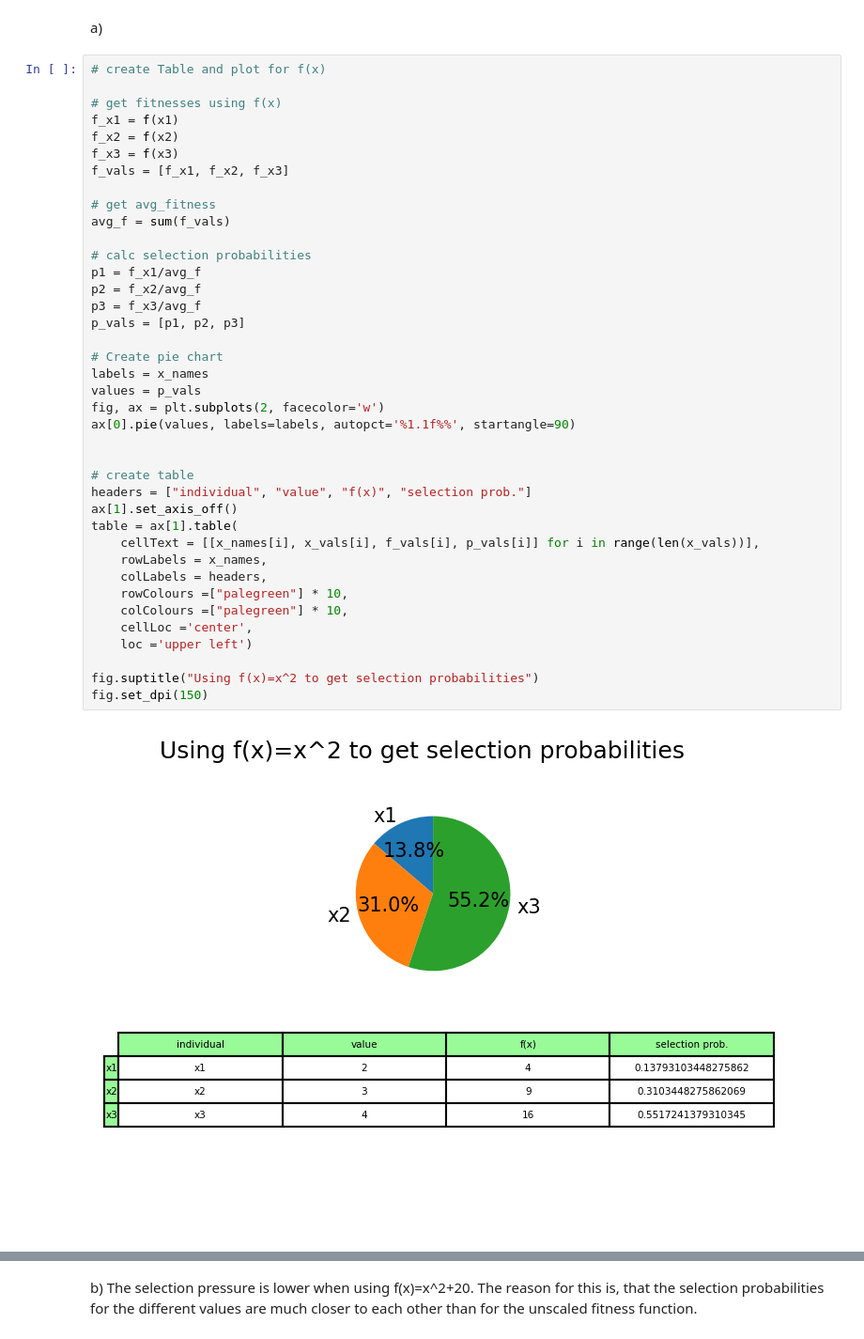
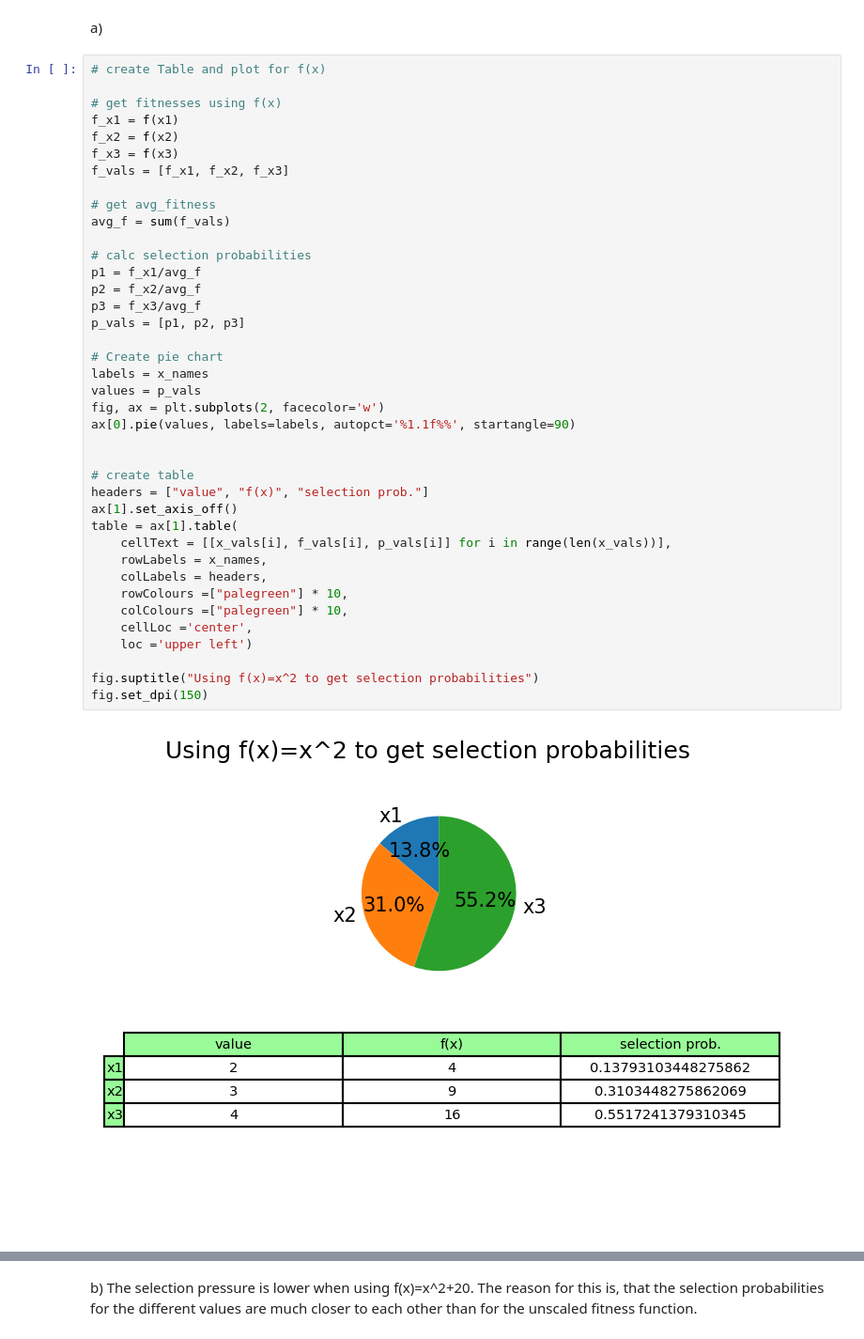
Before and after one commit to JanSchering/natural_computing, a Jupyter notebook: assignment_1/Ex3.ipynb, the cells around one changed output, grey strips where cells are left out. Shown at 94% size. Cells and saved outputs as stored; diff of their text form.

```diff
--- a/assignment_1/Ex3.ipynb
+++ b/assignment_1/Ex3.ipynb
@@ -37,36 +37,36 @@ f_vals = [f_x1, f_x2, f_x3]
 
 # get avg_fitness
 avg_f = sum(f_vals)
 
 # calc selection probabilities
 p1 = f_x1/avg_f
 p2 = f_x2/avg_f
 p3 = f_x3/avg_f
 p_vals = [p1, p2, p3]
 
 # Create pie chart
 labels = x_names
 values = p_vals
 fig, ax = plt.subplots(2, facecolor='w')
 ax[0].pie(values, labels=labels, autopct='%1.1f%%', startangle=90)
 
 
 # create table
-headers = ["individual", "value", "f(x)", "selection prob."]
+headers = ["value", "f(x)", "selection prob."]
 ax[1].set_axis_off()
 table = ax[1].table(
-    cellText = [[x_names[i], x_vals[i], f_vals[i], p_vals[i]] for i in range(len(x_vals))],
+    cellText = [[x_vals[i], f_vals[i], p_vals[i]] for i in range(len(x_vals))],
     rowLabels = x_names,
     colLabels = headers,
     rowColours =["palegreen"] * 10,
     colColours =["palegreen"] * 10,
     cellLoc ='center',
     loc ='upper left')
 
 fig.suptitle("Using f(x)=x^2 to get selection probabilities")
 fig.set_dpi(150)
 # %% [output]
-[figure, old version]
+[figure, new version]
 # %%
 # create Table and plot for f_scaled(x)
 
```
Also changed, not shown: parts of 1 cell of this notebook.
